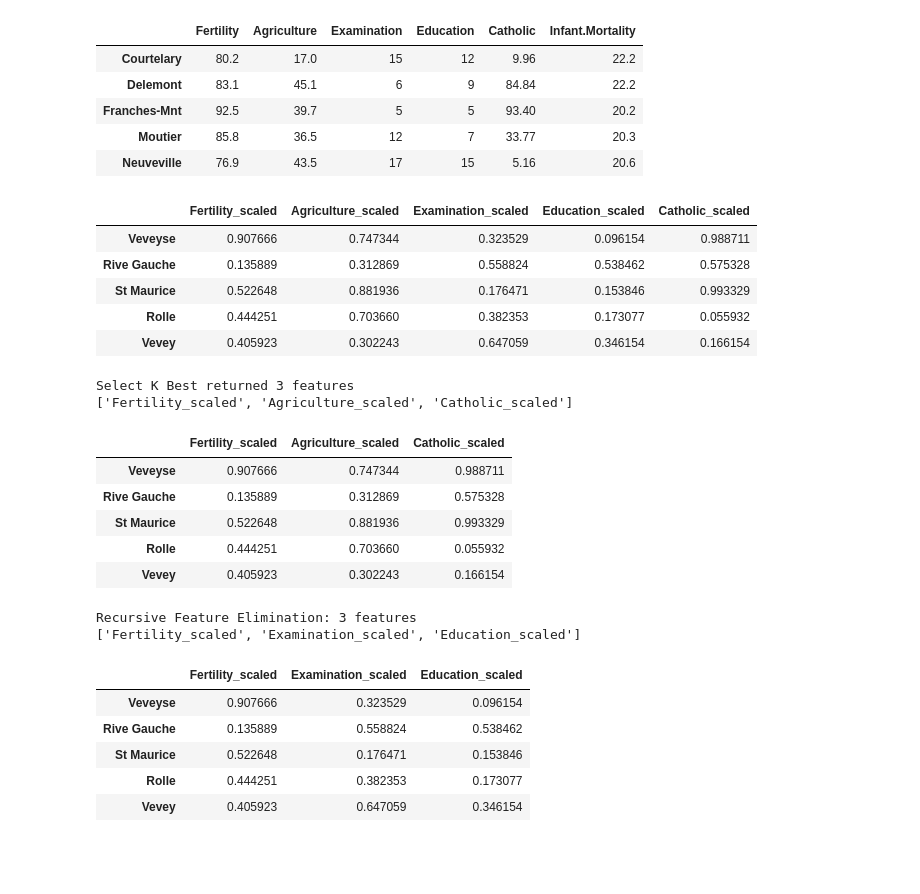
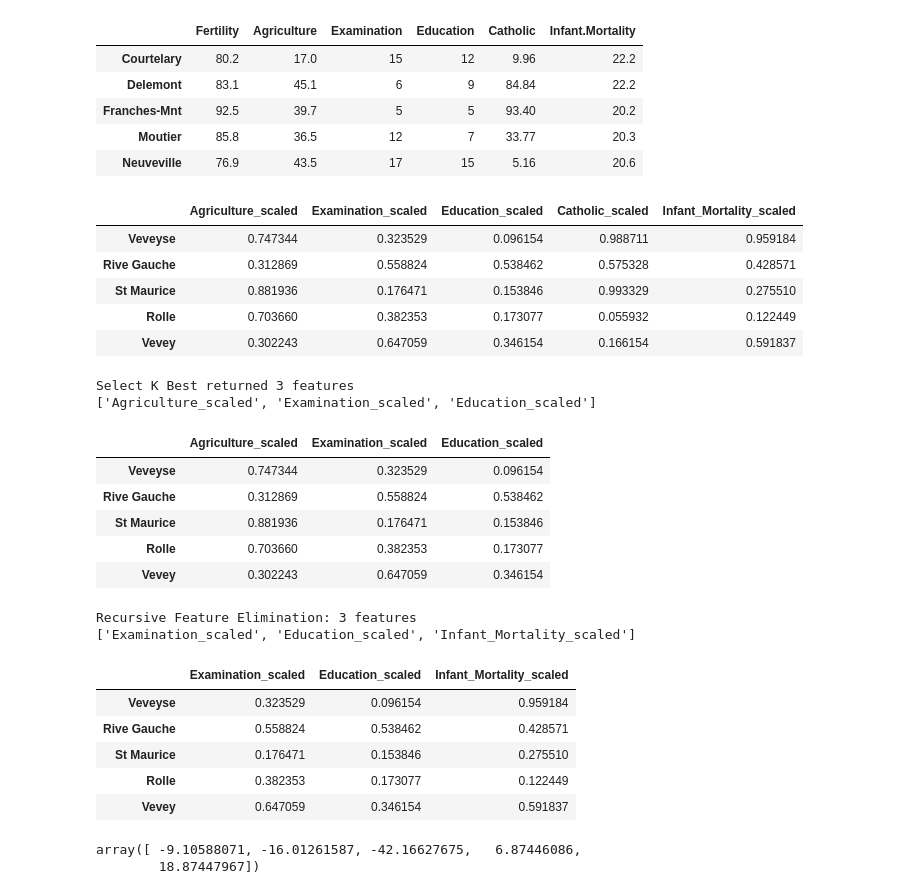
Before and after one commit to Promeos/regression-exercises, a Jupyter notebook: feature_engineering.ipynb, the cells around one changed output. Saved outputs shown, nothing was run; the diff lists cells and outputs as text; code cells hidden in the pictures; blank space fills up the shorter version.

```diff
--- a/feature_engineering.ipynb
+++ b/feature_engineering.ipynb
@@ -527,35 +531,40 @@ df_swiss.head()
 # %%
 df_swiss.rename(columns={'Infant.Mortality':'Infant_Mortality'}, inplace=True)
 # %%
-X_train, y_train, X_validate, y_validate, X_test, y_test = wrangle_data(df_swiss, 'Infant_Mortality', modeling=True)
+X_train, y_train, X_validate, y_validate, X_test, y_test = wrangle_data(df_swiss, 'Fertility', modeling=True)
 # %%
 X_train.head()
 # %% [output]
-|  | Fertility_scaled | Agriculture_scaled | Examination_scaled | Education_scaled | Catholic_scaled |
-| Veveyse | 0.907666 | 0.747344 | 0.323529 | 0.096154 | 0.988711 |
-| Rive Gauche | 0.135889 | 0.312869 | 0.558824 | 0.538462 | 0.575328 |
-| St Maurice | 0.522648 | 0.881936 | 0.176471 | 0.153846 | 0.993329 |
-| Rolle | 0.444251 | 0.703660 | 0.382353 | 0.173077 | 0.055932 |
-| Vevey | 0.405923 | 0.302243 | 0.647059 | 0.346154 | 0.166154 |
+|  | Agriculture_scaled | Examination_scaled | Education_scaled | Catholic_scaled | Infant_Mortality_scaled |
+| Veveyse | 0.747344 | 0.323529 | 0.096154 | 0.988711 | 0.959184 |
+| Rive Gauche | 0.312869 | 0.558824 | 0.538462 | 0.575328 | 0.428571 |
+| St Maurice | 0.881936 | 0.176471 | 0.153846 | 0.993329 | 0.275510 |
+| Rolle | 0.703660 | 0.382353 | 0.173077 | 0.055932 | 0.122449 |
+| Vevey | 0.302243 | 0.647059 | 0.346154 | 0.166154 | 0.591837 |
 # %%
 select_kbest(X_train, y_train, 3).head()
 # %% [output]
 Select K Best returned 3 features
-['Fertility_scaled', 'Agriculture_scaled', 'Catholic_scaled']
+['Agriculture_scaled', 'Examination_scaled', 'Education_scaled']
-|  | Fertility_scaled | Agriculture_scaled | Catholic_scaled |
-| Veveyse | 0.907666 | 0.747344 | 0.988711 |
-| Rive Gauche | 0.135889 | 0.312869 | 0.575328 |
-| St Maurice | 0.522648 | 0.881936 | 0.993329 |
-| Rolle | 0.444251 | 0.703660 | 0.055932 |
-| Vevey | 0.405923 | 0.302243 | 0.166154 |
+|  | Agriculture_scaled | Examination_scaled | Education_scaled |
+| Veveyse | 0.747344 | 0.323529 | 0.096154 |
+| Rive Gauche | 0.312869 | 0.558824 | 0.538462 |
+| St Maurice | 0.881936 | 0.176471 | 0.153846 |
+| Rolle | 0.703660 | 0.382353 | 0.173077 |
+| Vevey | 0.302243 | 0.647059 | 0.346154 |
 # %%
-rfe(X_train, y_train, 3).head()
+select_rfe(X_train, y_train, 3).head()
 # %% [output]
 Recursive Feature Elimination: 3 features
-['Fertility_scaled', 'Examination_scaled', 'Education_scaled']
+['Examination_scaled', 'Education_scaled', 'Infant_Mortality_scaled']
-|  | Fertility_scaled | Examination_scaled | Education_scaled |
-| Veveyse | 0.907666 | 0.323529 | 0.096154 |
-| Rive Gauche | 0.135889 | 0.558824 | 0.538462 |
-| St Maurice | 0.522648 | 0.176471 | 0.153846 |
-| Rolle | 0.444251 | 0.382353 | 0.173077 |
-| Vevey | 0.405923 | 0.647059 | 0.346154 |
+|  | Examination_scaled | Education_scaled | Infant_Mortality_scaled |
+| Veveyse | 0.323529 | 0.096154 | 0.959184 |
+| Rive Gauche | 0.558824 | 0.538462 | 0.428571 |
+| St Maurice | 0.176471 | 0.153846 | 0.275510 |
+| Rolle | 0.382353 | 0.173077 | 0.122449 |
+| Vevey | 0.647059 | 0.346154 | 0.591837 |
+# %%
+lm.fit(X_train, y_train).coef_
+# %% [output]
+array([ -9.10588071, -16.01261587, -42.16627675,   6.87446086,
+        18.87447967])
```
Also changed, not shown: parts of 8 cells of this notebook, 1 other file.
